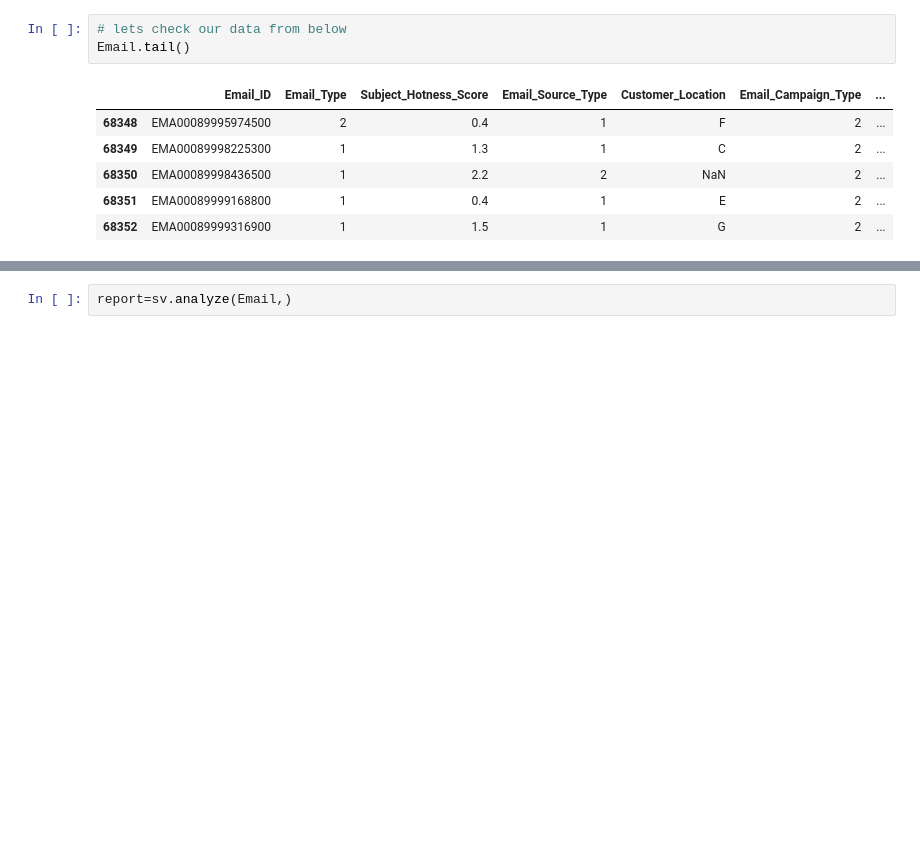
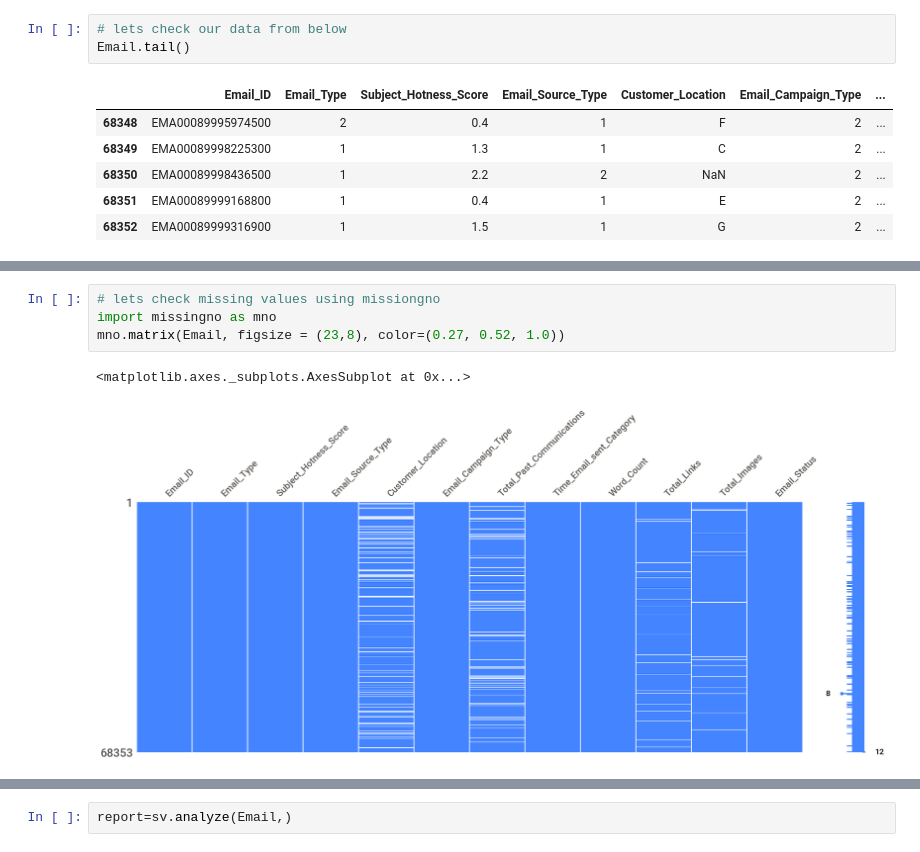
Before and after one commit to Shailendra114/E-mail-Campaign-Effectiveness-Prediction, a Jupyter notebook: E_mail_Campaign_Effectiveness_Prediction_(Classification)_Project_.ipynb, the cells around one changed output, grey strips where cells are left out. Saved outputs shown, nothing was run; the diff lists cells and outputs as text; blank space fills up the shorter version.

Commit message:
checking null values and uniqueness of the data

```diff
--- a/E_mail_Campaign_Effectiveness_Prediction_(Classification)_Project_.ipynb
+++ b/E_mail_Campaign_Effectiveness_Prediction_(Classification)_Project_.ipynb
@@ -116,0 +185,7 @@ Email.describe
+# %%
+# lets check missing values using missiongno
+import missingno as mno
+mno.matrix(Email, figsize = (23,8), color=(0.27, 0.52, 1.0))
+# %% [output]
+<matplotlib.axes._subplots.AxesSubplot at 0x...>
+[figure, added]
```
Also changed, not shown: parts of 11 cells of this notebook.
